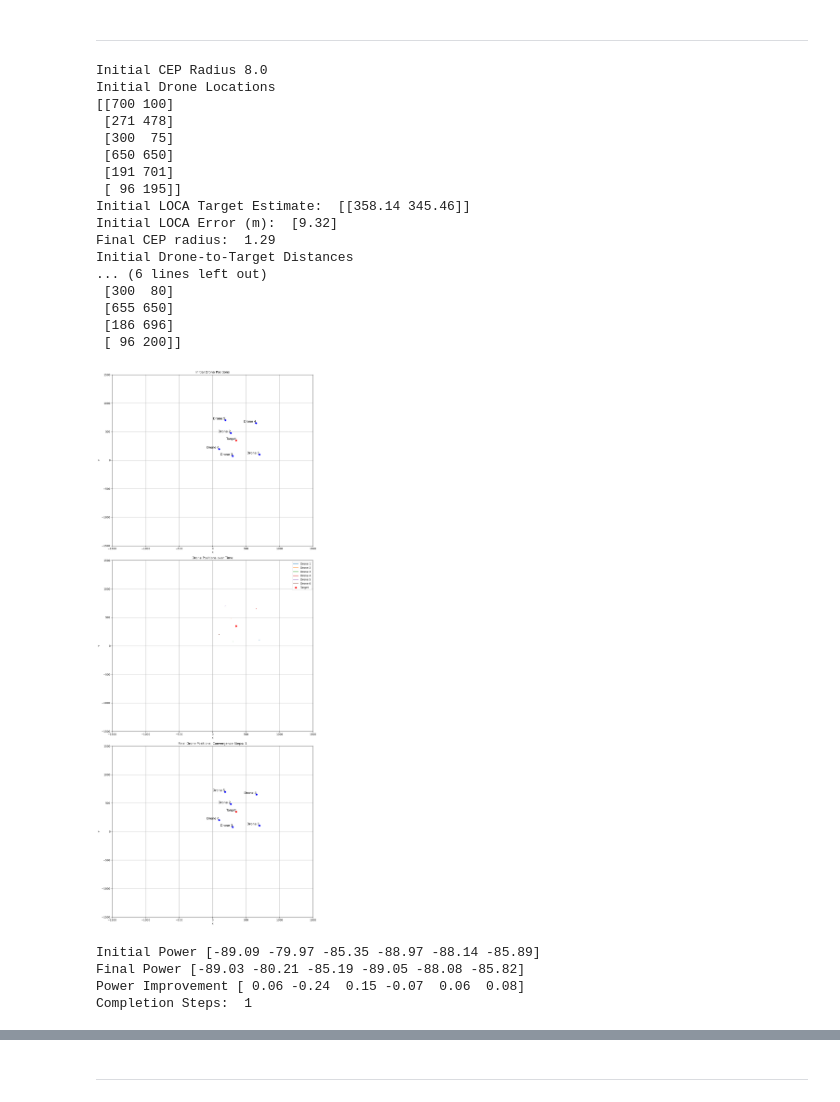
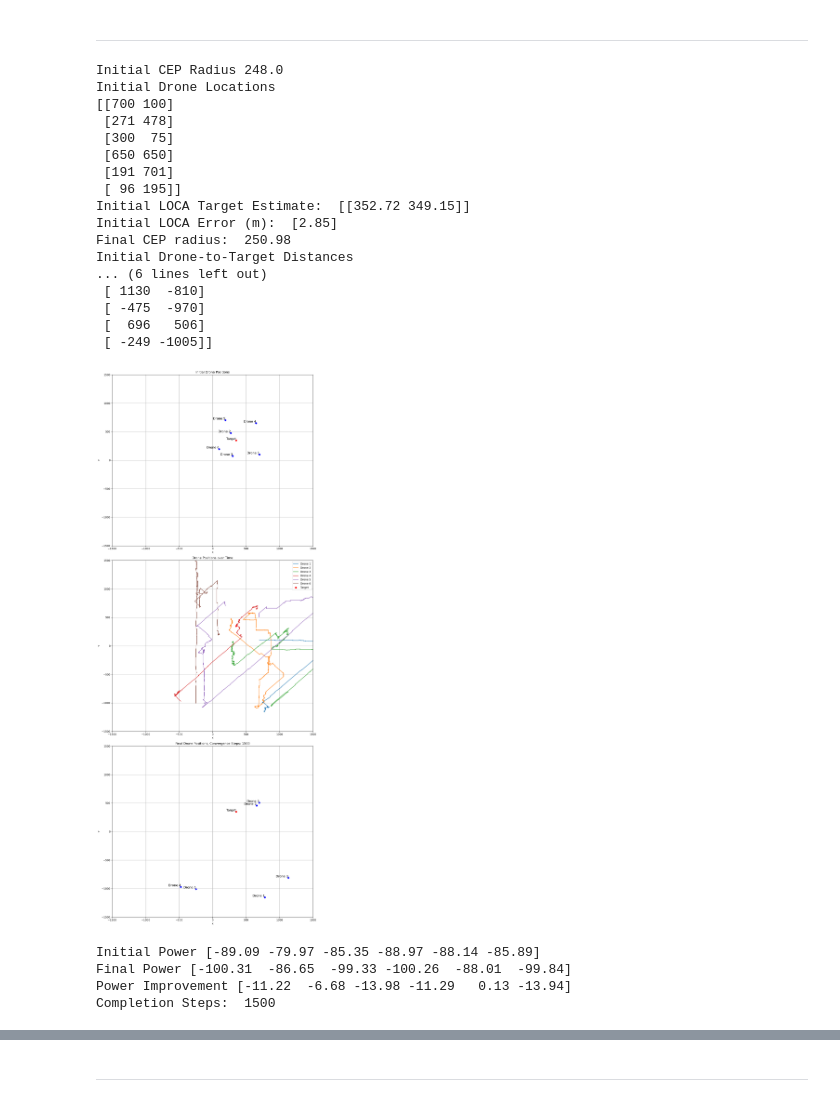
Before and after one commit to raneyoliver/CS8321Labs-public, a Jupyter notebook: lab5/Lab5_FinalProject_Iter3.ipynb, the cells around one changed output, grey strips where cells are left out. Saved outputs shown, nothing was run; the diff lists cells and outputs as text; code cells hidden in the pictures.

```diff
--- a/lab5/Lab5_FinalProject_Iter3.ipynb
+++ b/lab5/Lab5_FinalProject_Iter3.ipynb
@@ -224,6 +224,8 @@ SNR0 = 141
 Ts = 1e-6
 Bw = 2e6
 ascale = (3/2)*1/(2*np.pi**2*(5e9)*Ts*(Bw**2))
+
+max_dist = 1500
 
 calpha = 23;
 galpha = 0.26;
@@ -256,7 +258,7 @@ class DroneEnv(AECEnv):
         super().__init__()
         self.width = 2000
         self.height = self.width
-        self.max_steps = 500
+        self.max_steps = 1500
         self.current_step = 0
         self.LOCASoln = []
 
@@ -315,7 +317,8 @@ class DroneEnv(AECEnv):
         LOCASoln = LOCAfun_allcombs_2D(drones_location_err, toas)
         std_x, std_y, mean_x, mean_y, median_x, median_y, mad_x, mad_y = calculate_elliptical_CEP(LOCASoln)
 
-        cep_radius = np.sqrt(std_x**2 + std_y**2) / 2
+        #cep_radius = np.sqrt(std_x**2 + std_y**2) / 2
+        cep_radius = np.sqrt(median_x**2 + median_y**2) / 2
         print("Initial CEP Radius", np.round(cep_radius))
         self.localization_est = np.array([[median_x,median_y]])
         self.loca_err =  np.linalg.norm(self.localization_est - self.target_location, axis=1)
@@ -336,9 +339,26 @@ class DroneEnv(AECEnv):
         # Update drone positions based on actions and calculate new positions error
         drones_location_err = np.zeros((self.num_drones, 2))
         toas = np.zeros(self.num_drones)
+
+        # Adding penalty for moving out of bounds
+        boundary_violation_penalty = -10 # Starting penalty
+
+        # Initialize rewards
+        #rewards = np.full(self.num_drones, -1)  # Default to -1
+        rewards = np.full(self.num_drones, 1)  # Default to 1
+
         for i, act in enumerate(action):
             movement = movements[act]
-            self.drones_location[i] += movement
+
+            #self.drones_location[i] += movement
+        # Adjustment for out of bounds
+            new_position = self.drones_location[i] + movement
+            if np.linalg.norm(new_position - self.localization_est) > max_dist:
+                rewards[i] += boundary_violation_penalty
+                pass # do nothing: reject the move
+            else:
+                self.drones_location[i] = new_position
+
             self.drone_trajectory[i].append(self.drones_location[i].copy())
             # Calculate distance and time of arrival for new position
             distance = np.linalg.norm(self.target_location - self.drones_location[i])
@@ -348,12 +368,16 @@ class DroneEnv(AECEnv):
         # Recalculate LOCA solution and CEP after movements
         LOCASoln_after = LOCAfun_allcombs_2D(drones_location_err, toas)
         std_x, std_y, mean_x, mean_y, median_x, median_y, mad_x, mad_y = calculate_elliptical_CEP(LOCASoln_after)
+        self.localization_est = np.array([median_x, median_y])
+        self.LOCASoln = LOCASoln_after
 
-        cep_radius_after = np.sqrt(std_x**2 + std_y**2) / 2
+        #cep_radius = np.sqrt(std_x**2 + std_y**2) / 2
+        cep_radius_after = np.sqrt(median_x**2 + median_y**2) / 2
 
         # Calculate CEP before movements using the previous LOCA solution
         std_x_before, std_y_before, mean_x_before, mean_y_before, median_x_before, median_y_before, mad_x_before, mad_y_before = calculate_elliptical_CEP(self.LOCASoln)
-        cep_radius_before = np.sqrt(std_x**2 + std_y**2) / 2
+        #cep_radius_before = np.sqrt(std_x**2 + std_y**2) / 2
+        cep_radius_before = np.sqrt(median_x**2 + median_y**2) / 2
 
         # Generate combels_all dynamically based on the number of drones
         combels_all = generate_combinations(self.num_drones)
@@ -362,12 +386,10 @@ class DroneEnv(AECEnv):
         distances = np.linalg.norm(self.LOCASoln - self.localization_est, axis=1)
 
         # Calculate drone contributions
-        num2move = 1  # Number of drones you want to consider for movement
+        num2move = 3  # Number of drones you want to consider for movement
         worst_indices = calculate_drone_contributions(combels_all, distances, num2move, self.num_drones)
 
-        # Initialize rewards
-        #rewards = np.full(self.num_drones, -1)  # Default to -1
-        rewards = np.full(self.num_drones, 1)  # Default to 1
+
         for idx in worst_indices:
             #rewards[idx] = 1  # Reward the drones that are most off
             rewards[idx] = -1  # Discount the drones that are most off
@@ -385,8 +407,6 @@ class DroneEnv(AECEnv):
 
 
         # Update LOCA solution
-        self.LOCASoln = LOCASoln_after
-        self.localization_est = np.array([median_x, median_y])
 
         return self.signal_strength, rewards, done, self.LOCASoln, {}
 
@@ -445,7 +465,7 @@ initial_LOCA = env.LOCASoln
 initial_distances = np.linalg.norm(env.target_location - env.initial_loc, axis=1)
 
 
-for _ in range(500):
+for _ in range(1500):
     actions = [env.choose_action(agent, env.convert_state_to_int(env.drones_location[agent])) for agent in range(num_drones)]
     #print("Actions:", actions)  # Add this line to print the actions chosen by each agent
     next_obs, rewards, done, LOCASoln, _ = env.step(actions)
@@ -471,46 +491,46 @@ for _ in range(500):
 
 
 #print('Final LOCA Target Estimate: ', np.round(env.LOCASoln,2))
 #print('Final LOCA Error (m): ', np.round(loca_err,2))
 
 #print('Final Final', np.average(env.LOCASoln, axis = 0))
 
 #final_drones_location = env.drones_location
 
 print("Initial Drone-to-Target Distances\n",np.round(initial_distances,2))
 print("Final Drone-to-Target Distances\n",np.round(final_distances,2))
 print("Final Drone Locations\n", final_drones_location)
 plot_locations(env.initial_loc, env.drones_location, env.target_location, env.current_step)
 
 received_power_initial = -1 * 20 * np.log10((4 * np.pi * initial_distances * 5e9) / 3e8) + env.target_power
 print("Initial Power",np.round(received_power_initial,2))
 received_power_final = -1 * 20 * np.log10((4 * np.pi * final_distances * 5e9) / 3e8) + env.target_power
 print("Final Power",np.round(received_power_final,2))
 print("Power Improvement",np.round(received_power_final-received_power_initial,2))
 print("Completion Steps: ", env.current_step)
 # %% [output]
-Initial CEP Radius 8.0
+Initial CEP Radius 248.0
 Initial Drone Locations
 [[700 100]
  [271 478]
  [300  75]
  [650 650]
  [191 701]
  [ 96 195]]
-Initial LOCA Target Estimate:  [[358.14 345.46]]
-Initial LOCA Error (m):  [9.32]
-Final CEP radius:  1.29
+Initial LOCA Target Estimate:  [[352.72 349.15]]
+Initial LOCA Error (m):  [2.85]
+Final CEP radius:  250.98
 Initial Drone-to-Target Distances
 ... (6 lines left out)
- [300  80]
- [655 650]
- [186 696]
- [ 96 200]]
+ [ 1130  -810]
+ [ -475  -970]
+ [  696   506]
+ [ -249 -1005]]
-[figure, old version]
+[figure, new version]
 Initial Power [-89.09 -79.97 -85.35 -88.97 -88.14 -85.89]
-Final Power [-89.03 -80.21 -85.19 -89.05 -88.08 -85.82]
-Power Improvement [ 0.06 -0.24  0.15 -0.07  0.06  0.08]
-Completion Steps:  1
+Final Power [-100.31  -86.65  -99.33 -100.26  -88.01  -99.84]
+Power Improvement [-11.22  -6.68 -13.98 -11.29   0.13 -13.94]
+Completion Steps:  1500
 # %%
 # Assuming LOCASoln is returned from the function call
 # LOCASoln is a list of estimated positions (numpy arrays)
```
Also changed, not shown: parts of 1 cell of this notebook, 2 other files.
